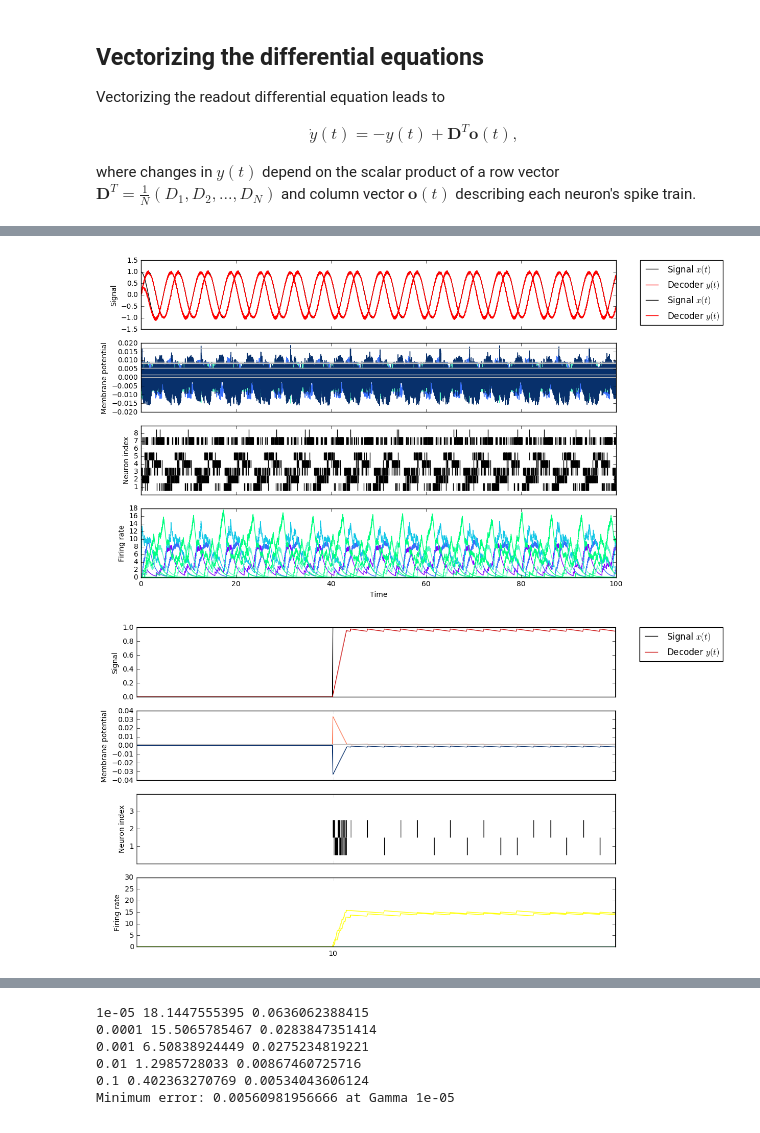
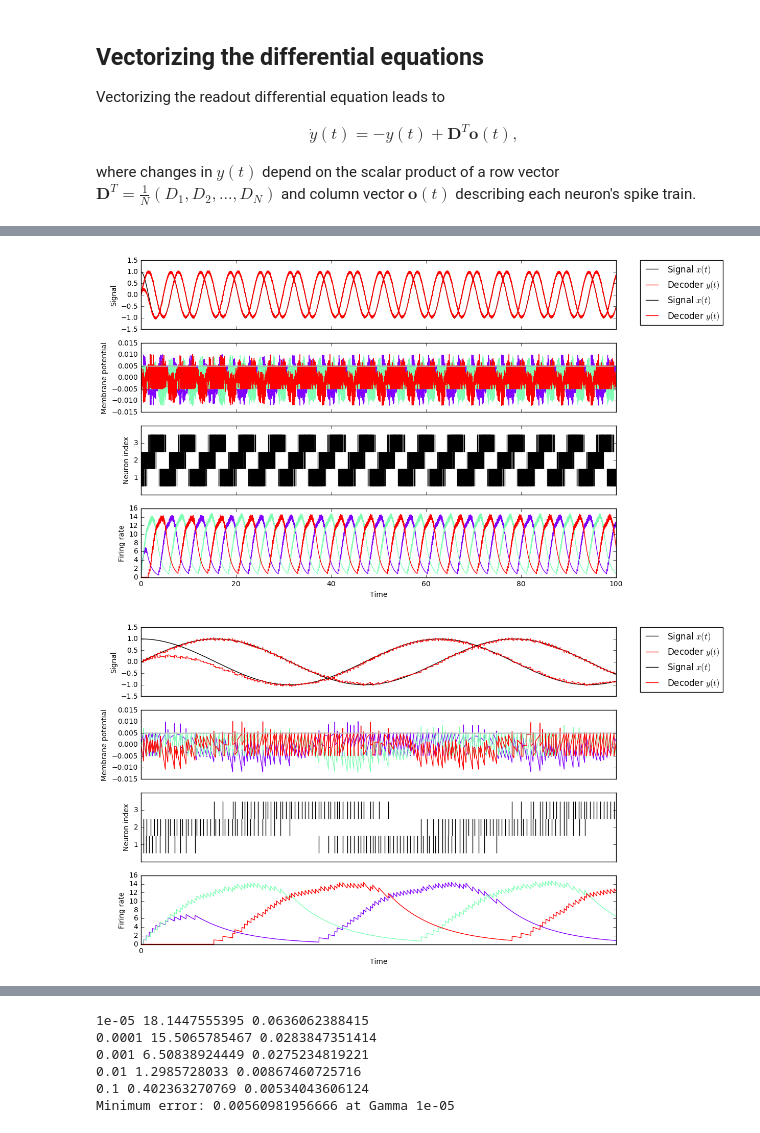
Before and after one commit to degoldschmidt/network-rotation, a Jupyter notebook: predcoding_vector_ND.ipynb, the cells around one changed output, grey strips where cells are left out. Cells and saved outputs as stored; diff of their text form; code cells hidden in the pictures.

```diff
--- a/predcoding_vector_ND.ipynb
+++ b/predcoding_vector_ND.ipynb
@@ -24,7 +24,7 @@ import math
 
 " Parameters/containers "
 VERBOSE = False                     # Printout
-N       = 8                         # Number of neurons
+N       = 3                         # Number of neurons
 M       = 2                         # Number of signal dimensions
 
 T       = 100                       # Total duration
@@ -49,11 +49,13 @@ st      = []                        # Spike times + index
 rate    = np.zeros((N,len(time)))   # Firing rate
 mu      = 0.0001                    # Regularization constant
 #D       = 0.1*np.ones((M,N))/N      # Random readout weights (normally distributed)
-inh     = int(0.5*N)
+inh     = int(1.1*N)
 #D[inh:] = -1. * D[inh:]
 #D       = 0.1*rand.normal(.0, 1., (M,N))#/N
-angles  = np.linspace(0, 2*np.pi, num=N, endpoint=False) + rand.normal(0.0,0.5, N)
-D       = 0.1*rand.normal(1.0,0.5, N)*np.array([np.cos(angles),np.sin(angles)])
+Dsigma  = 0.0
+angles  = np.linspace(0, 2*np.pi, num=N, endpoint=False) + weight_noise*rand.normal(0.0,1.0, N)
+Dlen    = 0.1*(weight_noise*rand.normal(0.0,1.0, N)+1.0)
+D       = Dlen*np.array([np.cos(angles),np.sin(angles)])
 W       = (D.T).dot(D) + mu*np.eye(N)
 if VERBOSE:
     evals, evecs = LA.eigh(W)
@@ -169,10 +171,10 @@ def plot_fig1():
     " Panel B: Membrane potentials "
     for neuron in range(drawN):
         name = '$V_{'+str(neuron+1)+'}$'
-        if neuron < inh:
+        if neuron <= inh:
             axarr[1].plot(time, V[neuron,:], color=col(neuron), label = name)
-        else:
-            axarr[1].plot(time, V[neuron,:], color=inhV(Rsize-K*neuron), label = name)
+        #else:
+            #axarr[1].plot(time, V[neuron,:], color=inhV(Rsize-K*neuron), label = name)
     axarr[1].set_ylabel("Membrane potential")
     axarr[1].plot([0,T],[Thr,Thr], color='#bbbbbb')
     #axarr[1].legend(bbox_to_anchor=(1.05, 1), loc=2, ncol=lcols, borderaxespad=0.)
@@ -194,10 +196,10 @@ def plot_fig1():
     " Panel D: Firing rate estimates "
     for neuron in range(drawN):
         name = '$r_{'+str(neuron+1)+'}$'
-        if neuron < inh:
+        if neuron <= inh:
             axarr[3].plot(time, rate[neuron,:], color=col(neuron), label = name)
-        else:
-            axarr[3].plot(time, rate[neuron,:], color=inhR(K*neuron+10), label = name)
+        #else:
+            #axarr[3].plot(time, rate[neuron,:], color=inhR(K*neuron+10), label = name)
     axarr[3].set_ylabel("Firing rate")
     #axarr[3].legend(bbox_to_anchor=(1.05, 1), loc=2, ncol=lcols, borderaxespad=0.)
     #axarr[3].set_ylim([-1, 25.000])
@@ -208,13 +210,13 @@ def plot_fig1():
 f, ax = plot_fig1()
 plt.show()
 # %% [output]
-[figure, old version]
+[figure, new version]
 # %%
 f, ax = plot_fig1()
-plt.xlim([9.59, 10.59])
+plt.xlim([0, 10])
 plt.show()
 # %% [output]
-[figure, old version]
+[figure, new version]
 # %%
 def plot_fig2():
     f = plt.figure(figsize=(5,5))
```
Also changed, not shown: parts of 6 cells of this notebook.
